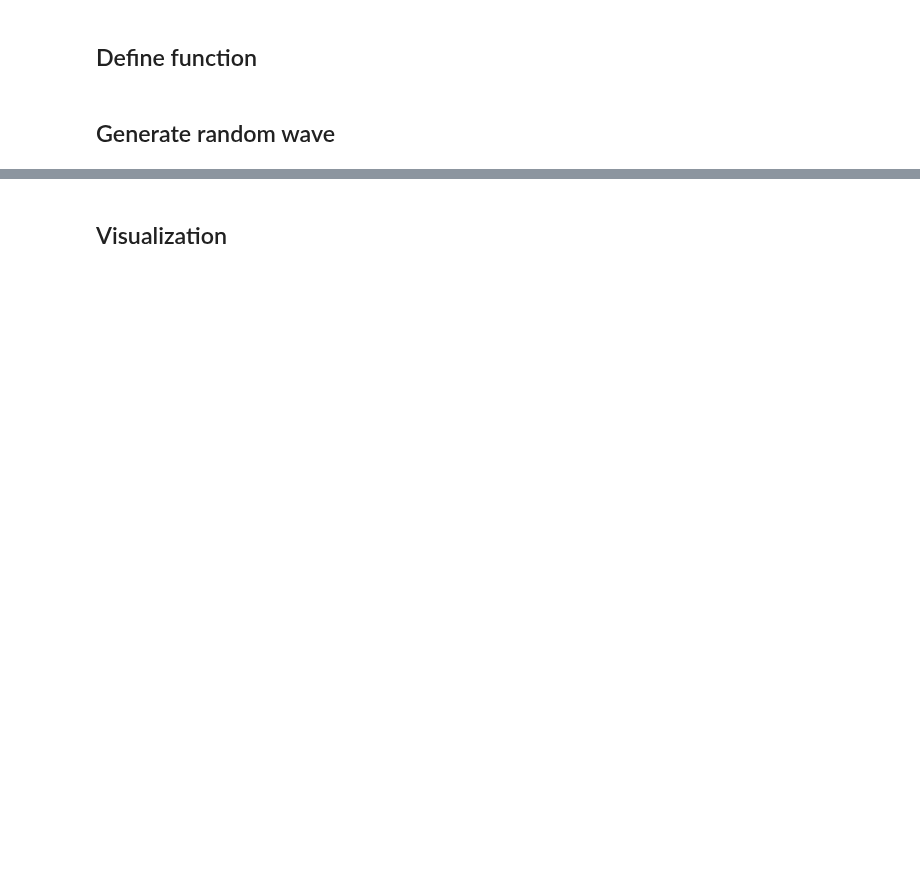
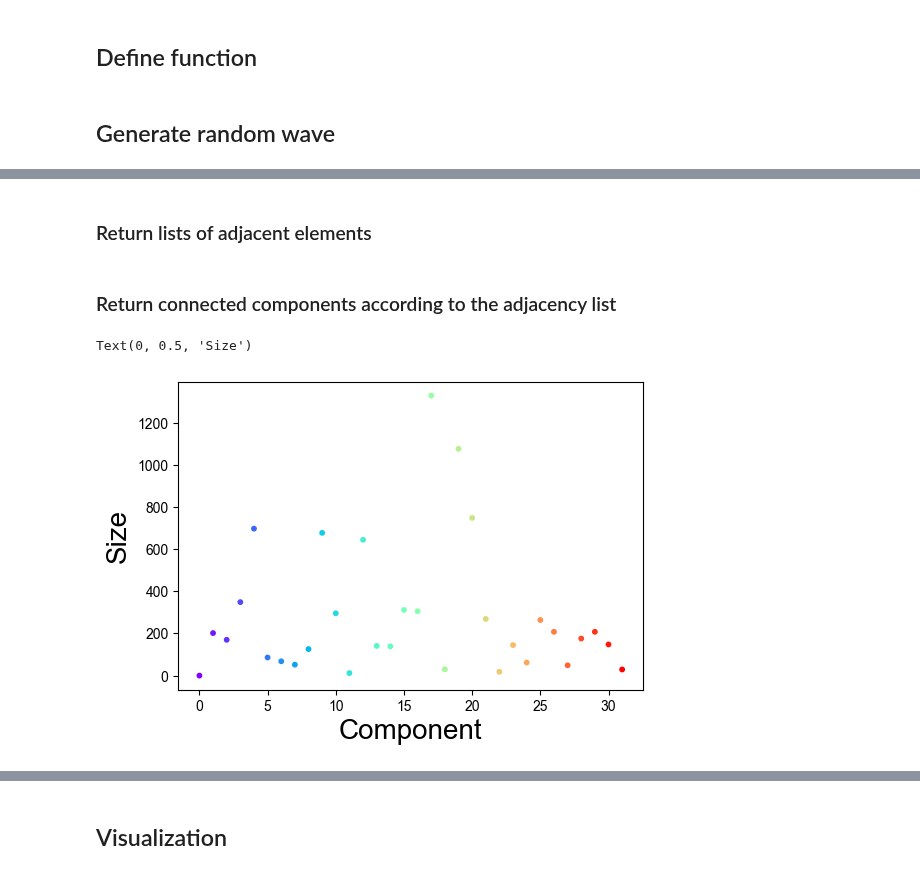
Before and after one commit to ch-tung/Randomwave_ML, a Jupyter notebook: vortex_lines/test_phase_vortex.ipynb, the cells around one changed output, grey strips where cells are left out. Drawn from its saved outputs; the diff is of its cells as text; code cells hidden in the pictures; blank space fills up the shorter version.

Commit message:
adjacency list and disconnected components

```diff
--- a/vortex_lines/test_phase_vortex.ipynb
+++ b/vortex_lines/test_phase_vortex.ipynb
@@ -319,0 +254,2 @@ array([[0, 0, 0],
+# %% [markdown]
+### Return lists of adjacent elements
@@ -319,0 +324,49 @@ array([[0, 0, 0],
+# %%
+array = vortex_volume
+positions_tuple_list, positions_list, adjacent_list, adjacent_id_list = get_adjacency(array)
+# %% [markdown]
+### Return connected components according to the adjacency list
+# %%
+def connected_part(adjacent_id_list):
+    """
+    Label connected parts by performing a depth-first search (DFS) using a stack
+    """
+
+    checked = set()
+    parts_array = np.zeros(len(adjacent_id_list), dtype=int)
+    max_part = 0
+
+    for index, adjacent_id in enumerate(adjacent_id_list):
+        if index in checked:
+            continue
+
+        max_part += 1
+        parts_array[index] = max_part
+        checked.add(index)
+
+        stack = [index]
+        while stack:
+            current = stack.pop()
+            for neighbor in adjacent_id_list[current]:
+                if neighbor not in checked:
+                    parts_array[neighbor] = max_part
+                    checked.add(neighbor)
+                    stack.append(neighbor)
+
+    return parts_array
+# %%
+parts_array = connected_part(adjacent_id_list)
+
+max_part = np.max(parts_array)
+
+fig = plt.figure(figsize=(6,4))
+ax = fig.add_subplot(1, 1, 1)
+
+size_list = [np.sum(parts_array==i) for i in range(max_part)]
+ax.scatter(np.arange(max_part), size_list, s=10, c=np.arange(max_part),alpha=1,cmap='rainbow')
+
+ax.set_xlabel('Component',fontsize=20)
+ax.set_ylabel('Size',fontsize=20)
+# %% [output]
+Text(0, 0.5, 'Size')
+[figure, added]
```
Also changed, not shown: parts of 19 cells of this notebook.
